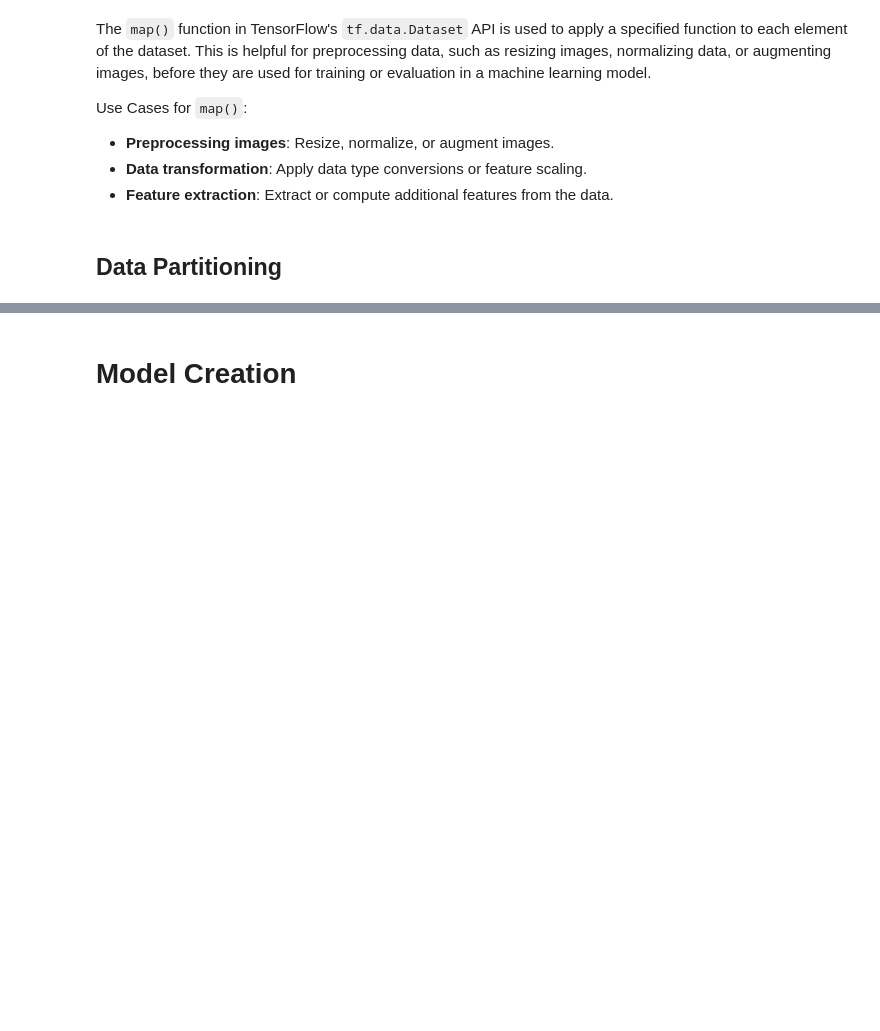
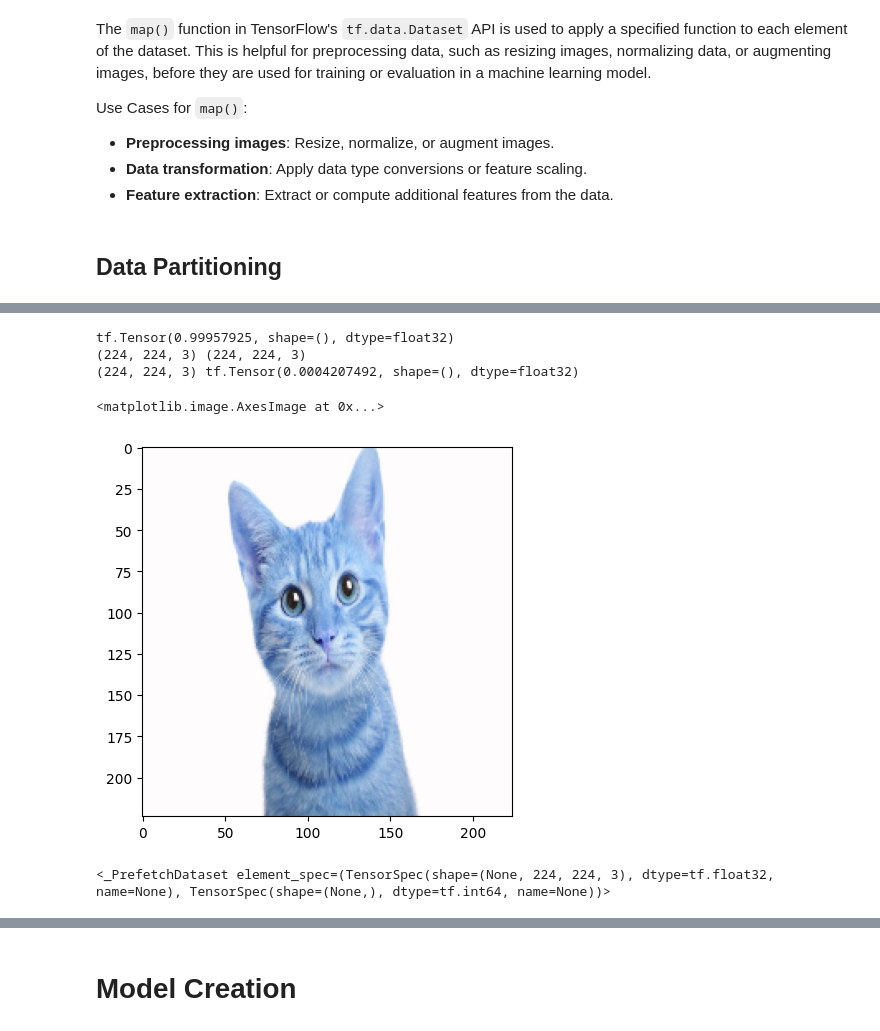
Before and after one commit to ImanNoferesti/TensorFlow_DeepDive, a Jupyter notebook: Malaria_Diagnosis_Neural_Networks.ipynb, the cells around one changed output, grey strips where cells are left out. Drawn from its saved outputs; the diff is of its cells as text; code cells hidden in the pictures; blank space fills up the shorter version.

```diff
--- a/Malaria_Diagnosis_Neural_Networks.ipynb
+++ b/Malaria_Diagnosis_Neural_Networks.ipynb
@@ -328,0 +404,25 @@ val_dataset = (
+# %%
+# Understanding the concept
+image_1 = cv2.resize(cv2.imread('cat.jpg'), (IM_SIZE, IM_SIZE))
+image_2 = cv2.resize(cv2.imread('dog.jpg'), (IM_SIZE, IM_SIZE))
+
+label_1 = 0
+label_2 = 1
+
+lamda = tfp.distributions.Beta(concentration1=0.2, concentration0=0.2)
+lamda = lamda.sample(1)[0]
+print(lamda)
+
+print(image_1.shape, image_2.shape)
+
+image = lamda*image_1 + (1-lamda)*image_2
+label = lamda*label_1 + (1-lamda)*label_2
+
+print(image.shape, label)
+plt.imshow(image/255)
+# %% [output]
+tf.Tensor(0.99957925, shape=(), dtype=float32)
+(224, 224, 3) (224, 224, 3)
+(224, 224, 3) tf.Tensor(0.0004207492, shape=(), dtype=float32)
+<matplotlib.image.AxesImage at 0x...>
+[figure, added]
@@ -328,0 +453,4 @@ val_dataset = (
+# %%
+train_dataset
+# %% [output]
+<_PrefetchDataset element_spec=(TensorSpec(shape=(None, 224, 224, 3), dtype=tf.float32, name=None), TensorSpec(shape=(None,), dtype=tf.int64, name=None))>
```
Also changed, not shown: parts of 40 cells of this notebook.
